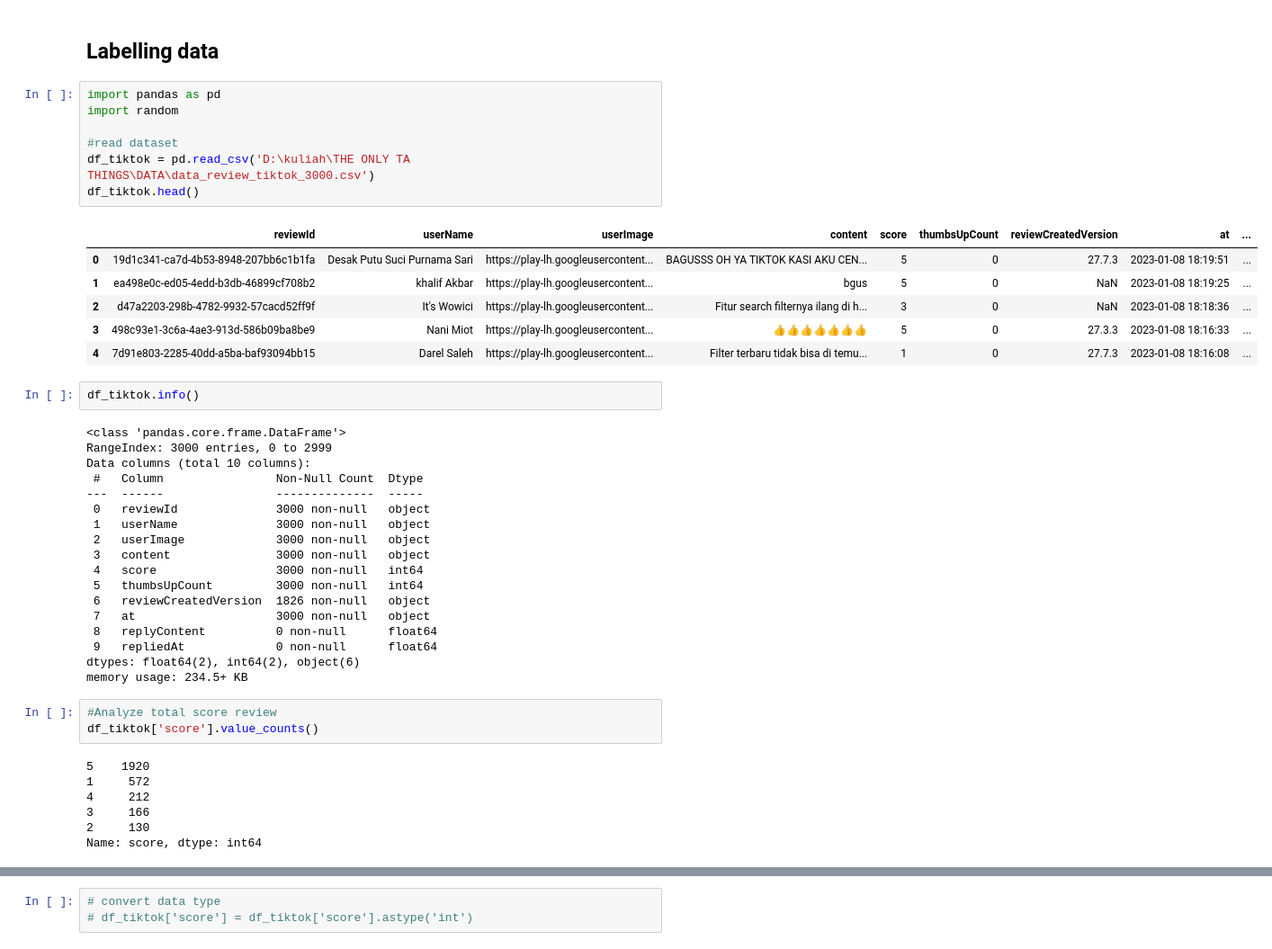
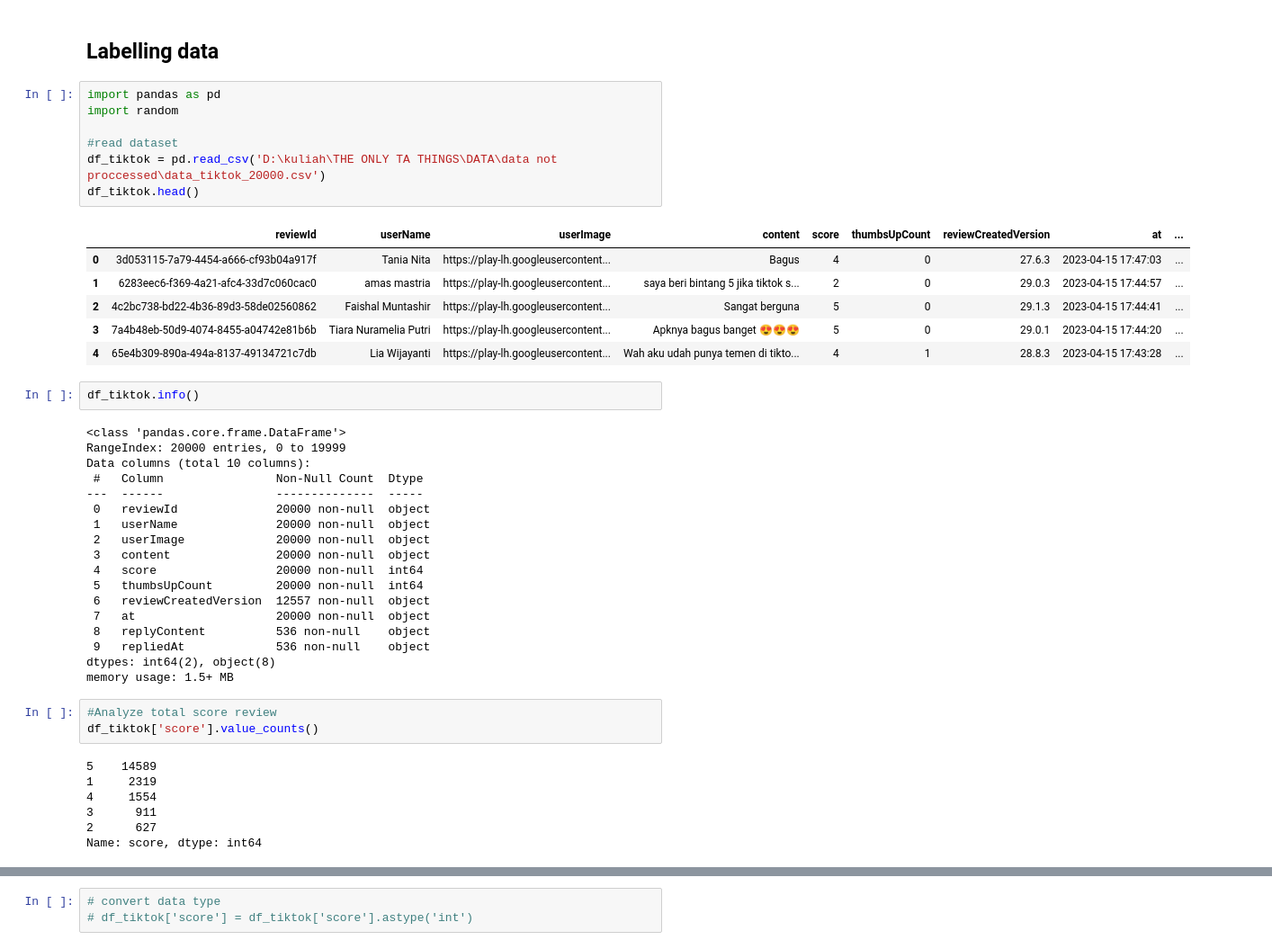
Before and after one commit to rizkinabil/feature-weighting-effect-on-rnn-tiktok-sentiment-analysis, a Jupyter notebook: CODEBASE/labeling_data.ipynb, the cells around one changed output, grey strips where cells are left out. Shown: that part at 90% size. Drawn from its saved outputs; the diff is of its cells as text.

```diff
--- a/CODEBASE/labeling_data.ipynb
+++ b/CODEBASE/labeling_data.ipynb
@@ -3,46 +3,46 @@
 # %%
 import pandas as pd
 import random
 
 #read dataset
-df_tiktok = pd.read_csv('D:\kuliah\THE ONLY TA THINGS\DATA\data_review_tiktok_3000.csv')
+df_tiktok = pd.read_csv('D:\kuliah\THE ONLY TA THINGS\DATA\data not proccessed\data_tiktok_20000.csv')
 df_tiktok.head()
 # %% [output]
 |  | reviewId | userName | userImage | content | score | thumbsUpCount | reviewCreatedVersion | at | ... |
-| 0 | 19d1c341-ca7d-4b53-8948-207bb6c1b1fa | Desak Putu Suci Purnama Sari | https://play-lh.googleusercontent... | BAGUSSS OH YA TIKTOK KASI AKU CEN... | 5 | 0 | 27.7.3 | 2023-01-08 18:19:51 | ... |
-| 1 | ea498e0c-ed05-4edd-b3db-46899cf708b2 | khalif Akbar | https://play-lh.googleusercontent... | bgus | 5 | 0 | NaN | 2023-01-08 18:19:25 | ... |
-| 2 | d47a2203-298b-4782-9932-57cacd52ff9f | It's Wowici | https://play-lh.googleusercontent... | Fitur search filternya ilang di h... | 3 | 0 | NaN | 2023-01-08 18:18:36 | ... |
-| 3 | 498c93e1-3c6a-4ae3-913d-586b09ba8be9 | Nani Miot | https://play-lh.googleusercontent... | 👍👍👍👍👍👍👍 | 5 | 0 | 27.3.3 | 2023-01-08 18:16:33 | ... |
-| 4 | 7d91e803-2285-40dd-a5ba-baf93094bb15 | Darel Saleh | https://play-lh.googleusercontent... | Filter terbaru tidak bisa di temu... | 1 | 0 | 27.7.3 | 2023-01-08 18:16:08 | ... |
+| 0 | 3d053115-7a79-4454-a666-cf93b04a917f | Tania Nita | https://play-lh.googleusercontent... | Bagus | 4 | 0 | 27.6.3 | 2023-04-15 17:47:03 | ... |
+| 1 | 6283eec6-f369-4a21-afc4-33d7c060cac0 | amas mastria | https://play-lh.googleusercontent... | saya beri bintang 5 jika tiktok s... | 2 | 0 | 29.0.3 | 2023-04-15 17:44:57 | ... |
+| 2 | 4c2bc738-bd22-4b36-89d3-58de02560862 | Faishal Muntashir | https://play-lh.googleusercontent... | Sangat berguna | 5 | 0 | 29.1.3 | 2023-04-15 17:44:41 | ... |
+| 3 | 7a4b48eb-50d9-4074-8455-a04742e81b6b | Tiara Nuramelia Putri | https://play-lh.googleusercontent... | Apknya bagus banget 😍😍😍 | 5 | 0 | 29.0.1 | 2023-04-15 17:44:20 | ... |
+| 4 | 65e4b309-890a-494a-8137-49134721c7db | Lia Wijayanti | https://play-lh.googleusercontent... | Wah aku udah punya temen di tikto... | 4 | 1 | 28.8.3 | 2023-04-15 17:43:28 | ... |
 # %%
 df_tiktok.info()
 # %% [output]
 <class 'pandas.core.frame.DataFrame'>
-RangeIndex: 3000 entries, 0 to 2999
+RangeIndex: 20000 entries, 0 to 19999
 Data columns (total 10 columns):
  #   Column                Non-Null Count  Dtype
 ---  ------                --------------  -----
- 0   reviewId              3000 non-null   object
- 1   userName              3000 non-null   object
- 2   userImage             3000 non-null   object
- 3   content               3000 non-null   object
- 4   score                 3000 non-null   int64
- 5   thumbsUpCount         3000 non-null   int64
- 6   reviewCreatedVersion  1826 non-null   object
- 7   at                    3000 non-null   object
- 8   replyContent          0 non-null      float64
- 9   repliedAt             0 non-null      float64
-dtypes: float64(2), int64(2), object(6)
-memory usage: 234.5+ KB
+ 0   reviewId              20000 non-null  object
+ 1   userName              20000 non-null  object
+ 2   userImage             20000 non-null  object
+ 3   content               20000 non-null  object
+ 4   score                 20000 non-null  int64
+ 5   thumbsUpCount         20000 non-null  int64
+ 6   reviewCreatedVersion  12557 non-null  object
+ 7   at                    20000 non-null  object
+ 8   replyContent          536 non-null    object
+ 9   repliedAt             536 non-null    object
+dtypes: int64(2), object(8)
+memory usage: 1.5+ MB
 # %%
 #Analyze total score review
 df_tiktok['score'].value_counts()
 # %% [output]
-5    1920
-1     572
-4     212
-3     166
-2     130
+5    14589
+1     2319
+4     1554
+3      911
+2      627
 Name: score, dtype: int64
 # %%
 # get the number of missing data points per column
```
Also changed, not shown: parts of 11 cells of this notebook, 16 other files.
